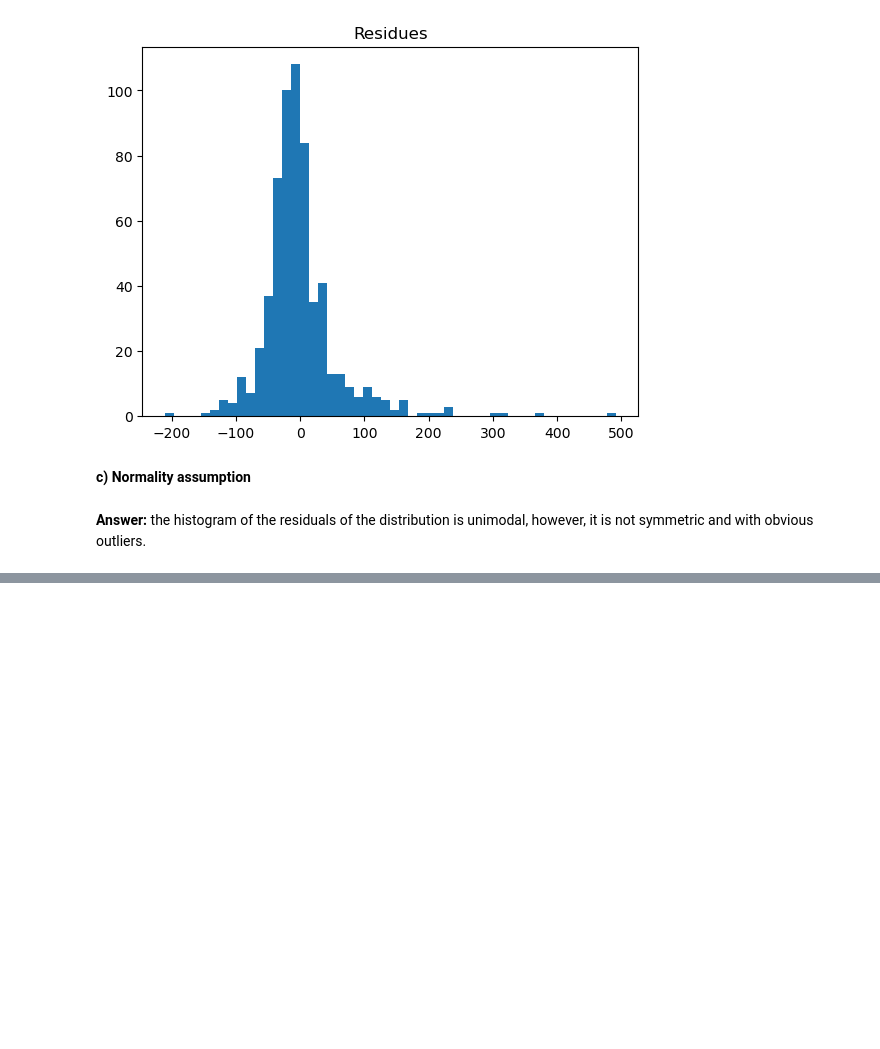
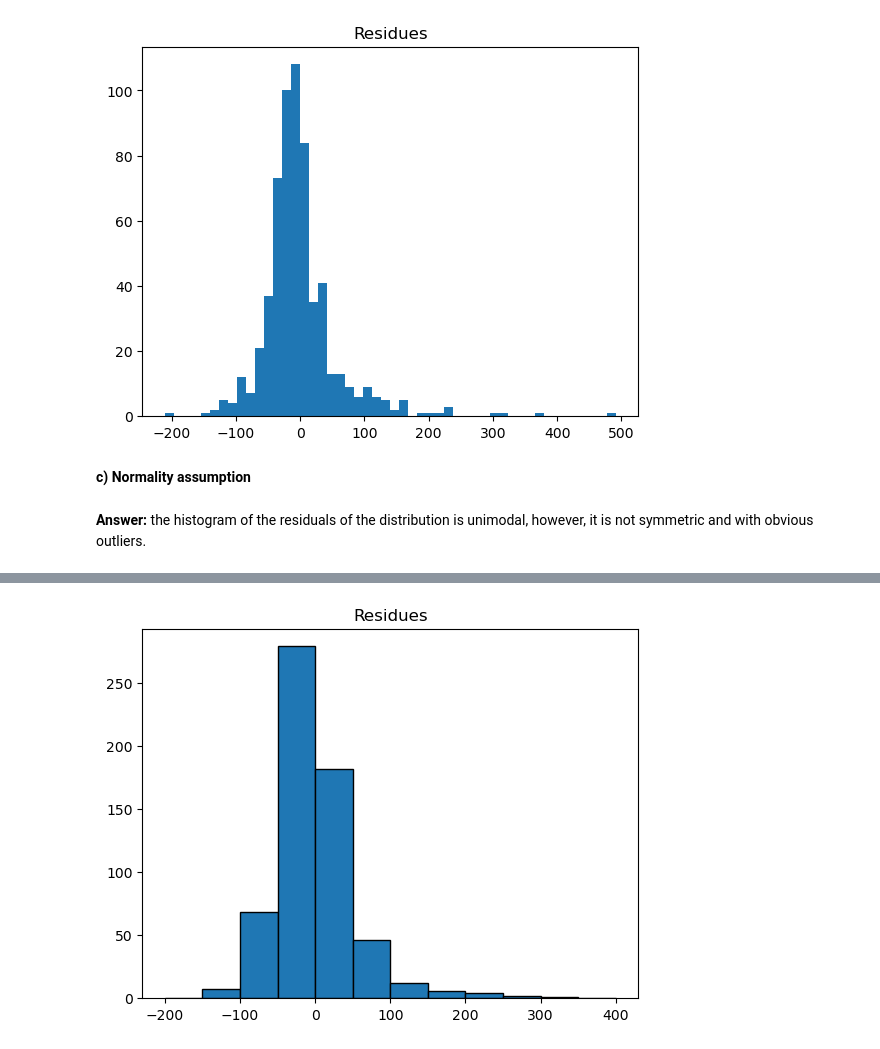
Before and after one commit to StephenDSNYC/IS5, a Jupyter notebook: exercise/ch09/ch09_movie_profits.ipynb, the cells around one changed output, grey strips where cells are left out. Drawn from its saved outputs; the diff is of its cells as text; code cells hidden in the pictures; blank space fills up the shorter version.

```diff
--- a/exercise/ch09/ch09_movie_profits.ipynb
+++ b/exercise/ch09/ch09_movie_profits.ipynb
@@ -91,0 +121,5 @@ plt.title("Residues");
+# %%
+plt.hist(residues, bins=np.linspace(-200, 400, 13), edgecolor='k')
+plt.title("Residues");
+# %% [output]
+[figure, added]
```
Also changed, not shown: parts of 16 cells of this notebook.
